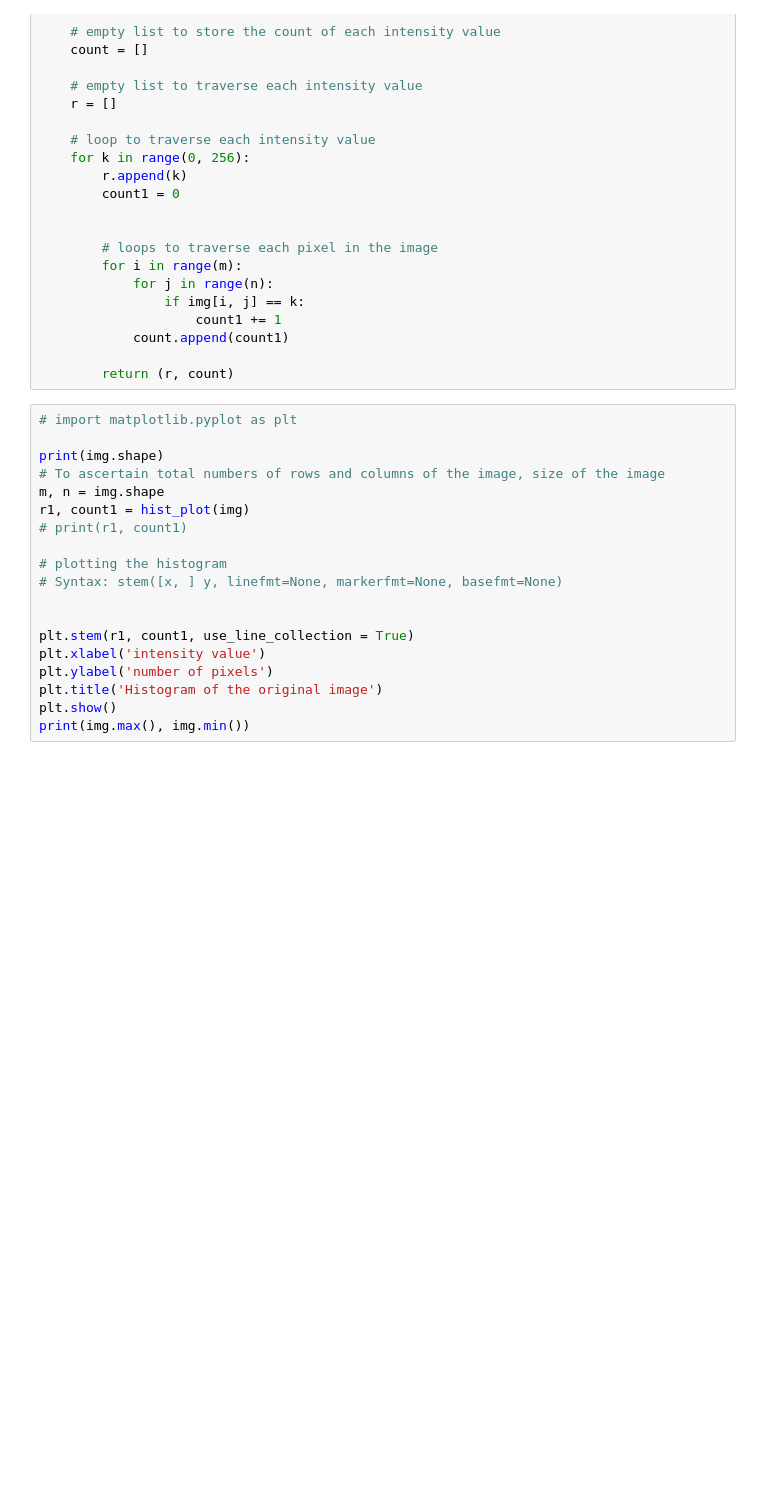
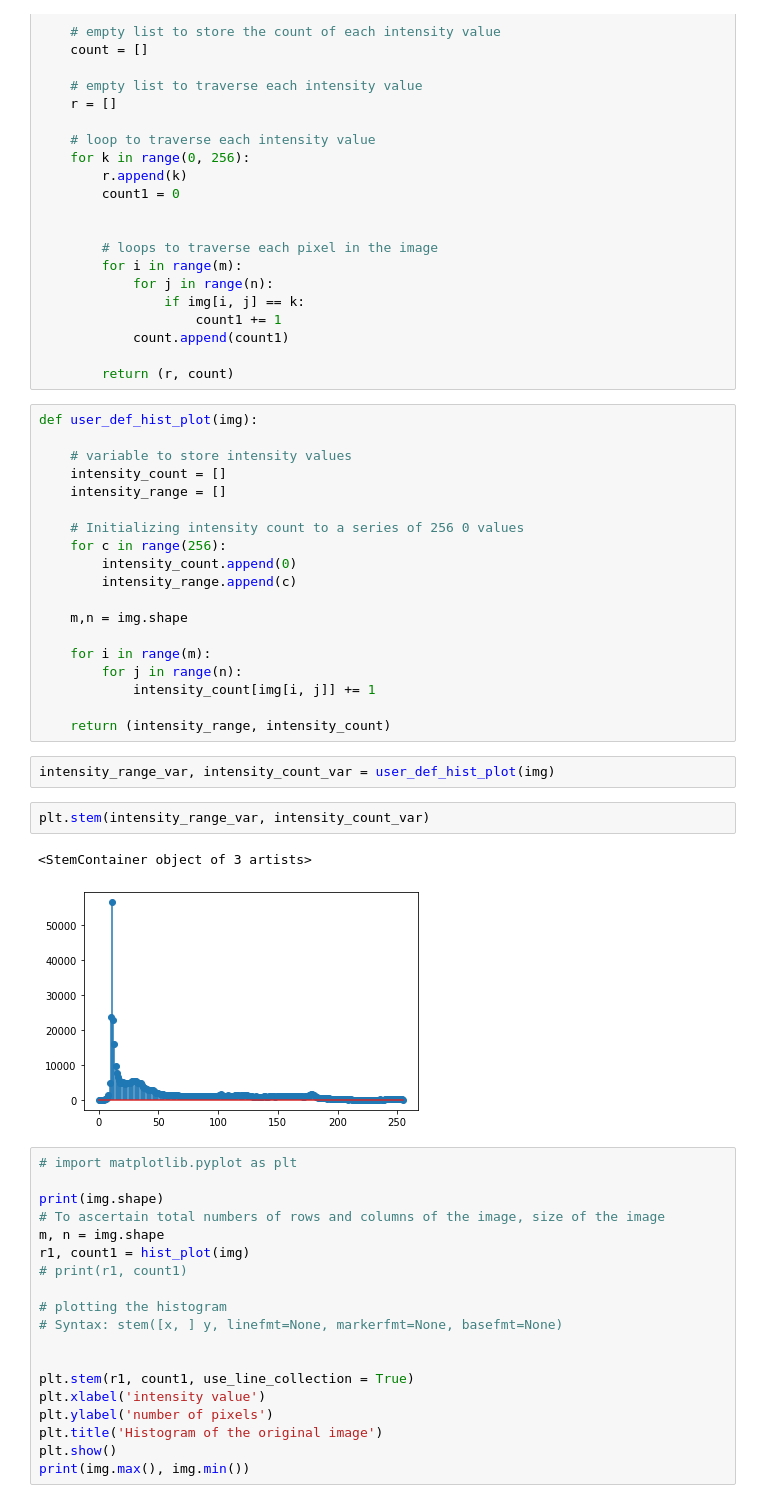
Before and after one commit to KhomZ/BE-Computer-Overall-Notes, a Jupyter notebook: BE Computer/Semester/Sem-VII/Image-Processing-n-Pattern-Recognition/IPPR-Lab/Lab1_ClassDemo.ipynb, the cells around one changed output. Saved outputs shown, nothing was run; the diff lists cells and outputs as text; blank space fills up the shorter version.

```diff
--- a/BE Computer/Semester/Sem-VII/Image-Processing-n-Pattern-Recognition/IPPR-Lab/Lab1_ClassDemo.ipynb
+++ b/BE Computer/Semester/Sem-VII/Image-Processing-n-Pattern-Recognition/IPPR-Lab/Lab1_ClassDemo.ipynb
@@ -81,6 +88,32 @@ def hist_plot(img):
             count.append(count1)
 
         return (r, count)
+# %%
+def user_def_hist_plot(img):
+
+    # variable to store intensity values
+    intensity_count = []
+    intensity_range = []
+
+    # Initializing intensity count to a series of 256 0 values
+    for c in range(256):
+        intensity_count.append(0)
+        intensity_range.append(c)
+
+    m,n = img.shape
+
+    for i in range(m):
+        for j in range(n):
+            intensity_count[img[i, j]] += 1
+
+    return (intensity_range, intensity_count)
+# %%
+intensity_range_var, intensity_count_var = user_def_hist_plot(img)
+# %%
+plt.stem(intensity_range_var, intensity_count_var)
+# %% [output]
+<StemContainer object of 3 artists>
+[figure, added]
 # %%
 # import matplotlib.pyplot as plt
 
```
Also changed, not shown: parts of 3 cells of this notebook, 3 other files.
